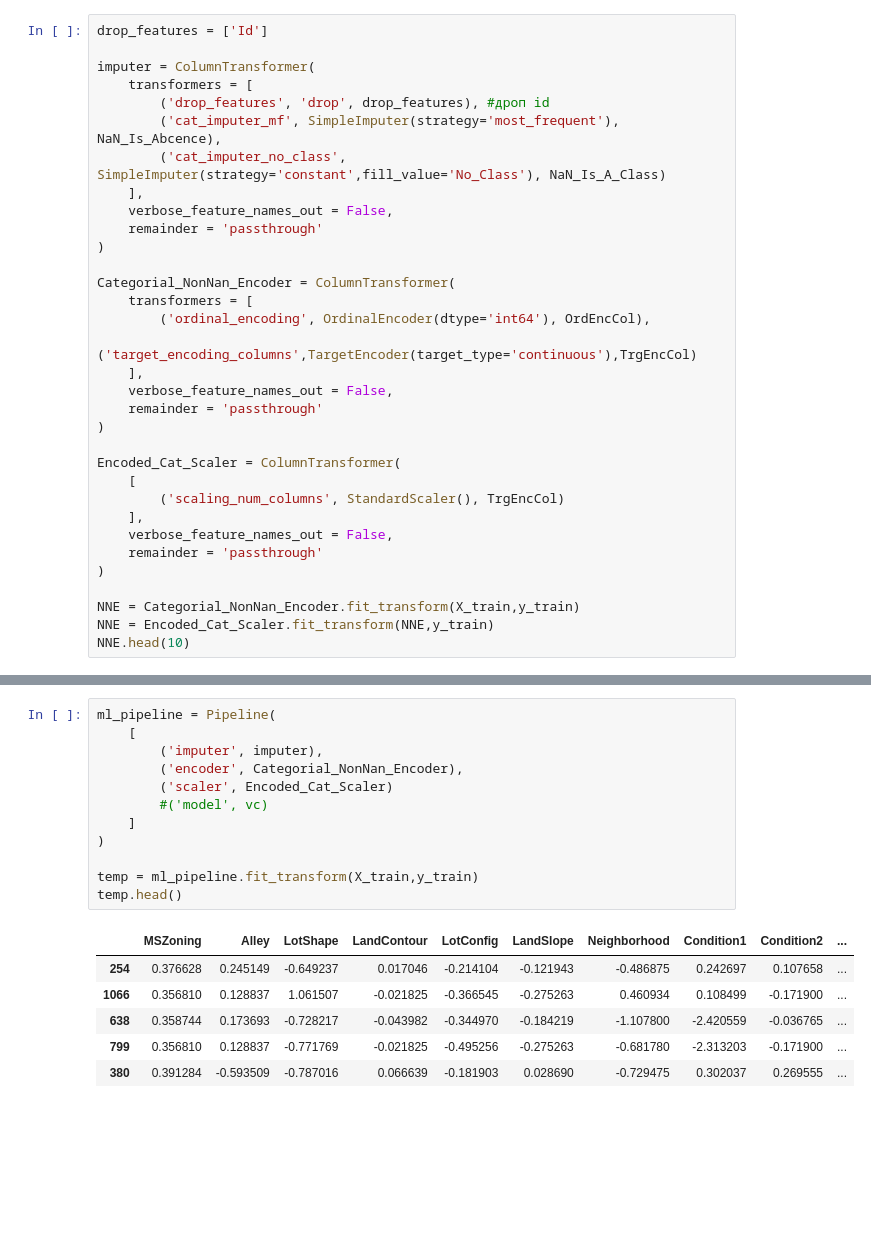
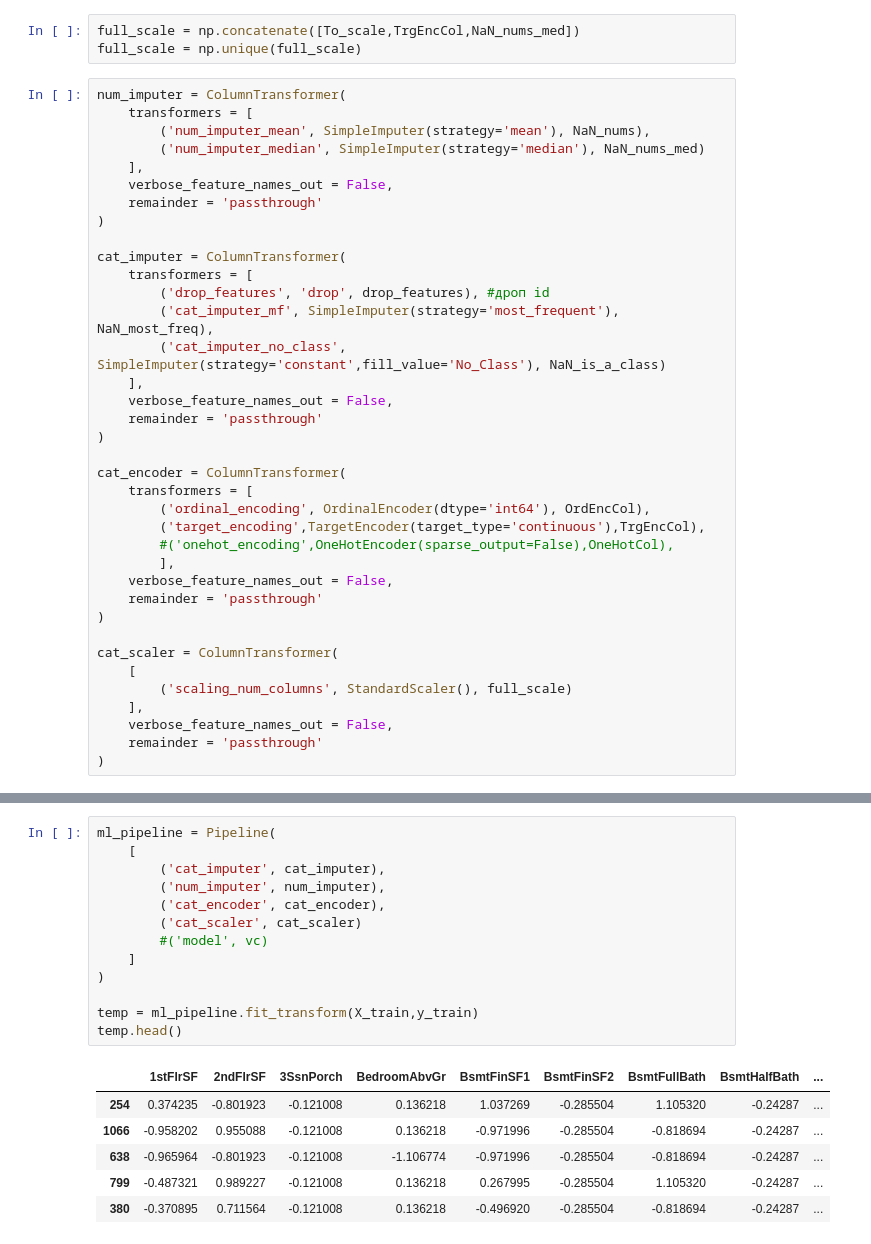
Before and after one commit to kolaz92/HousePrices, a Jupyter notebook: PPL.ipynb, the cells around one changed output, grey strips where cells are left out. Cells and saved outputs as stored; diff of their text form; blank space fills up the shorter version.

```diff
--- a/PPL.ipynb
+++ b/PPL.ipynb
@@ -96,33 +219,40 @@ OrdEncCol, TrgEncCol
+# %%
+full_scale = np.concatenate([To_scale,TrgEncCol,NaN_nums_med])
+full_scale = np.unique(full_scale)
 # %%
-drop_features = ['Id']
-
-imputer = ColumnTransformer(
+num_imputer = ColumnTransformer(
     transformers = [
-        ('drop_features', 'drop', drop_features), #дроп id
-        ('cat_imputer_mf', SimpleImputer(strategy='most_frequent'), NaN_Is_Abcence),
-        ('cat_imputer_no_class', SimpleImputer(strategy='constant',fill_value='No_Class'), NaN_Is_A_Class)
+        ('num_imputer_mean', SimpleImputer(strategy='mean'), NaN_nums),
+        ('num_imputer_median', SimpleImputer(strategy='median'), NaN_nums_med)
     ],
     verbose_feature_names_out = False,
     remainder = 'passthrough'
 )
 
-Categorial_NonNan_Encoder = ColumnTransformer(
+cat_imputer = ColumnTransformer(
     transformers = [
-        ('ordinal_encoding', OrdinalEncoder(dtype='int64'), OrdEncCol),
-        ('target_encoding_columns',TargetEncoder(target_type='continuous'),TrgEncCol)
+        ('drop_features', 'drop', drop_features), #дроп id
+        ('cat_imputer_mf', SimpleImputer(strategy='most_frequent'), NaN_most_freq),
+        ('cat_imputer_no_class', SimpleImputer(strategy='constant',fill_value='No_Class'), NaN_is_a_class)
     ],
     verbose_feature_names_out = False,
     remainder = 'passthrough'
 )
 
-Encoded_Cat_Scaler = ColumnTransformer(
+cat_encoder = ColumnTransformer(
+    transformers = [
+        ('ordinal_encoding', OrdinalEncoder(dtype='int64'), OrdEncCol),
+        ('target_encoding',TargetEncoder(target_type='continuous'),TrgEncCol),
+        #('onehot_encoding',OneHotEncoder(sparse_output=False),OneHotCol),
+        ],
+    verbose_feature_names_out = False,
+    remainder = 'passthrough'
+)
+
+cat_scaler = ColumnTransformer(
     [
-        ('scaling_num_columns', StandardScaler(), TrgEncCol)
+        ('scaling_num_columns', StandardScaler(), full_scale)
     ],
     verbose_feature_names_out = False,
     remainder = 'passthrough'
 )
-
-NNE = Categorial_NonNan_Encoder.fit_transform(X_train,y_train)
-NNE = Encoded_Cat_Scaler.fit_transform(NNE,y_train)
-NNE.head(10)
@@ -141,19 +259,20 @@ NNE.head(10)
 # %%
 ml_pipeline = Pipeline(
     [
-        ('imputer', imputer),
-        ('encoder', Categorial_NonNan_Encoder),
-        ('scaler', Encoded_Cat_Scaler)
+        ('cat_imputer', cat_imputer),
+        ('num_imputer', num_imputer),
+        ('cat_encoder', cat_encoder),
+        ('cat_scaler', cat_scaler)
         #('model', vc)
     ]
 )
 
 temp = ml_pipeline.fit_transform(X_train,y_train)
 temp.head()
 # %% [output]
-|  | MSZoning | Alley | LotShape | LandContour | LotConfig | LandSlope | Neighborhood | Condition1 | Condition2 | ... |
-| 254 | 0.376628 | 0.245149 | -0.649237 | 0.017046 | -0.214104 | -0.121943 | -0.486875 | 0.242697 | 0.107658 | ... |
-| 1066 | 0.356810 | 0.128837 | 1.061507 | -0.021825 | -0.366545 | -0.275263 | 0.460934 | 0.108499 | -0.171900 | ... |
-| 638 | 0.358744 | 0.173693 | -0.728217 | -0.043982 | -0.344970 | -0.184219 | -1.107800 | -2.420559 | -0.036765 | ... |
-| 799 | 0.356810 | 0.128837 | -0.771769 | -0.021825 | -0.495256 | -0.275263 | -0.681780 | -2.313203 | -0.171900 | ... |
-| 380 | 0.391284 | -0.593509 | -0.787016 | 0.066639 | -0.181903 | 0.028690 | -0.729475 | 0.302037 | 0.269555 | ... |
+|  | 1stFlrSF | 2ndFlrSF | 3SsnPorch | BedroomAbvGr | BsmtFinSF1 | BsmtFinSF2 | BsmtFullBath | BsmtHalfBath | ... |
+| 254 | 0.374235 | -0.801923 | -0.121008 | 0.136218 | 1.037269 | -0.285504 | 1.105320 | -0.24287 | ... |
+| 1066 | -0.958202 | 0.955088 | -0.121008 | 0.136218 | -0.971996 | -0.285504 | -0.818694 | -0.24287 | ... |
+| 638 | -0.965964 | -0.801923 | -0.121008 | -1.106774 | -0.971996 | -0.285504 | -0.818694 | -0.24287 | ... |
+| 799 | -0.487321 | 0.989227 | -0.121008 | 0.136218 | 0.267995 | -0.285504 | 1.105320 | -0.24287 | ... |
+| 380 | -0.370895 | 0.711564 | -0.121008 | 0.136218 | -0.496920 | -0.285504 | -0.818694 | -0.24287 | ... |
```
Also changed, not shown: parts of 16 cells of this notebook, 2 other files.
